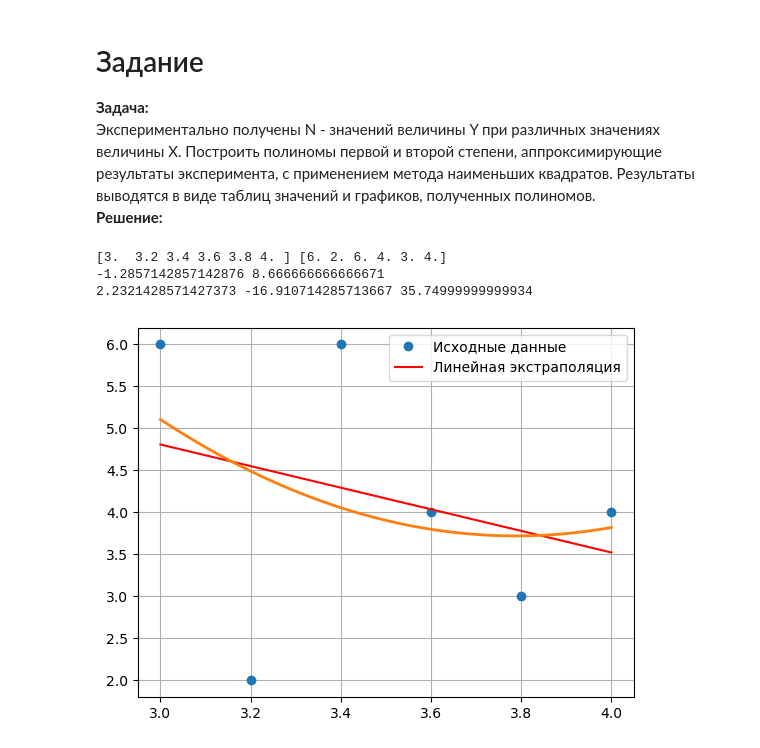
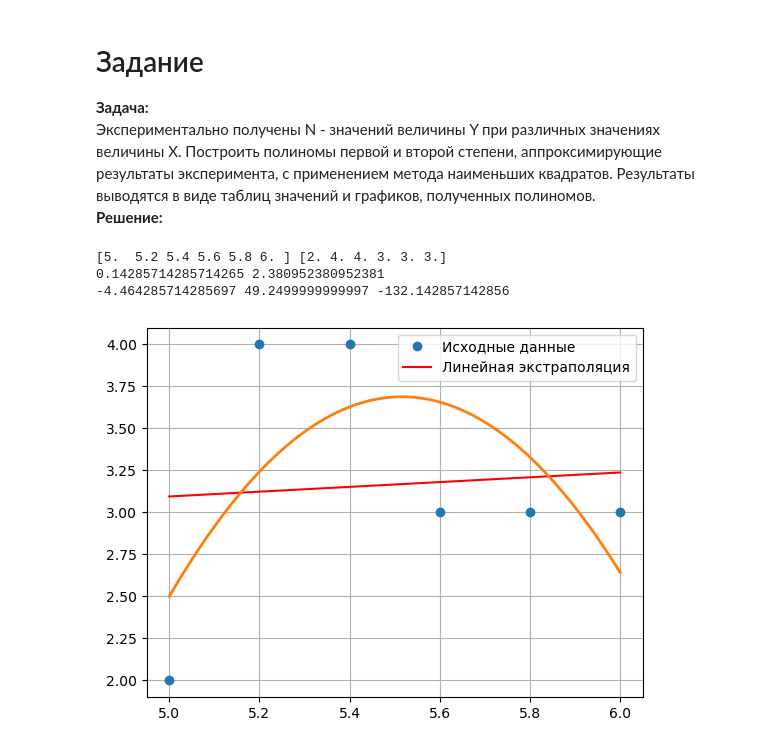
Before and after one commit to Prost444/mirea-pmi-2d-year, a Jupyter notebook: 3d-semestr/AI/pr4.ipynb, the cells around one changed output. Saved outputs shown, nothing was run; the diff lists cells and outputs as text; code cells hidden in the pictures.

```diff
--- a/3d-semestr/AI/pr4.ipynb
+++ b/3d-semestr/AI/pr4.ipynb
@@ -714,32 +714,32 @@ plt.show()
 # %%
 import numpy as np
 from numpy import vstack,ones,linspace
 import matplotlib.pyplot as plt
 
-x = [3.0,3.2,3.4,3.6,3.8,4.0]
-y = [6.0,2.0,6.0,4.0,3.0,4.0]
+x = [5.0,5.2,5.4,5.6,5.8,6.0]
+y = [2.0,4.0,4.0,3.0,3.0,3.0]
 
 new_y = np.array(y)
 new_x = np.array(x)
 print(new_x,new_y)
 A = np.vstack([new_x,np.ones(len(new_x))]).T
 A
 m,c = np.linalg.lstsq(A,new_y,rcond=None)[0]
 print(m,c)
 
 plt.plot(new_x,new_y,'o',label='Исходные данные')
 plt.plot(new_x,m*new_x+c,'r',label='Линейная экстраполяция')
 plt.legend()
 
 m = vstack([new_x**2,new_x,ones(len(new_x))]).T
 s = np.linalg.lstsq(m,new_y,rcond=None)[0]
-x_prec = linspace(3,4,100)
+x_prec = linspace(5,6,100)
 
 plt.plot(x_prec,s[0]*x_prec**2+s[1]*x_prec+s[2],'-',lw=2)
 plt.grid()
 print(s[0],s[1],s[2])
 # %% [output]
-[3.  3.2 3.4 3.6 3.8 4. ] [6. 2. 6. 4. 3. 4.]
--1.2857142857142876 8.666666666666671
-2.2321428571427373 -16.910714285713667 35.74999999999934
+[5.  5.2 5.4 5.6 5.8 6. ] [2. 4. 4. 3. 3. 3.]
+0.14285714285714265 2.380952380952381
+-4.464285714285697 49.2499999999997 -132.142857142856
-[figure, old version]
+[figure, new version]
```
Also changed, not shown: parts of 1 cell of this notebook, 4 other files.
